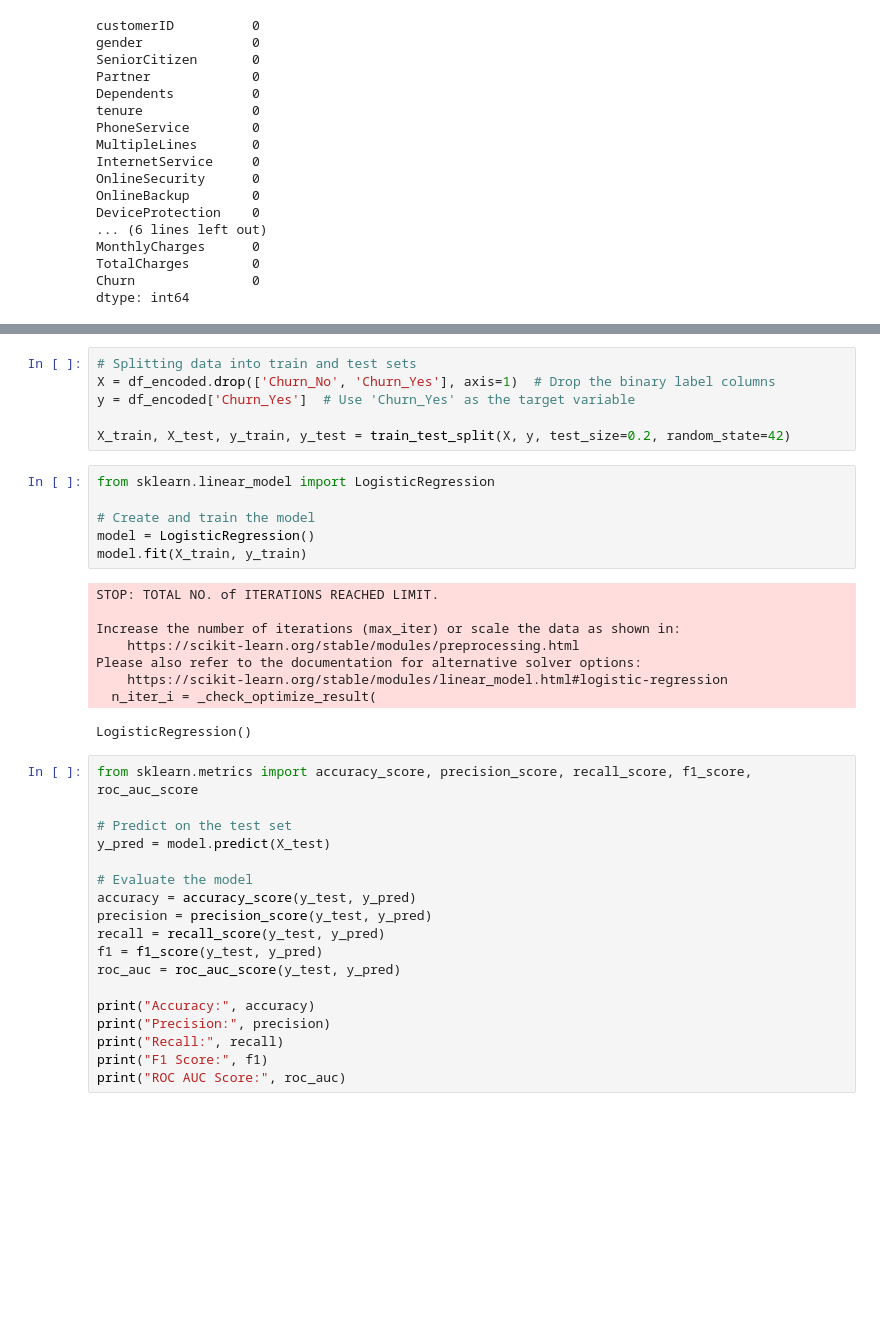
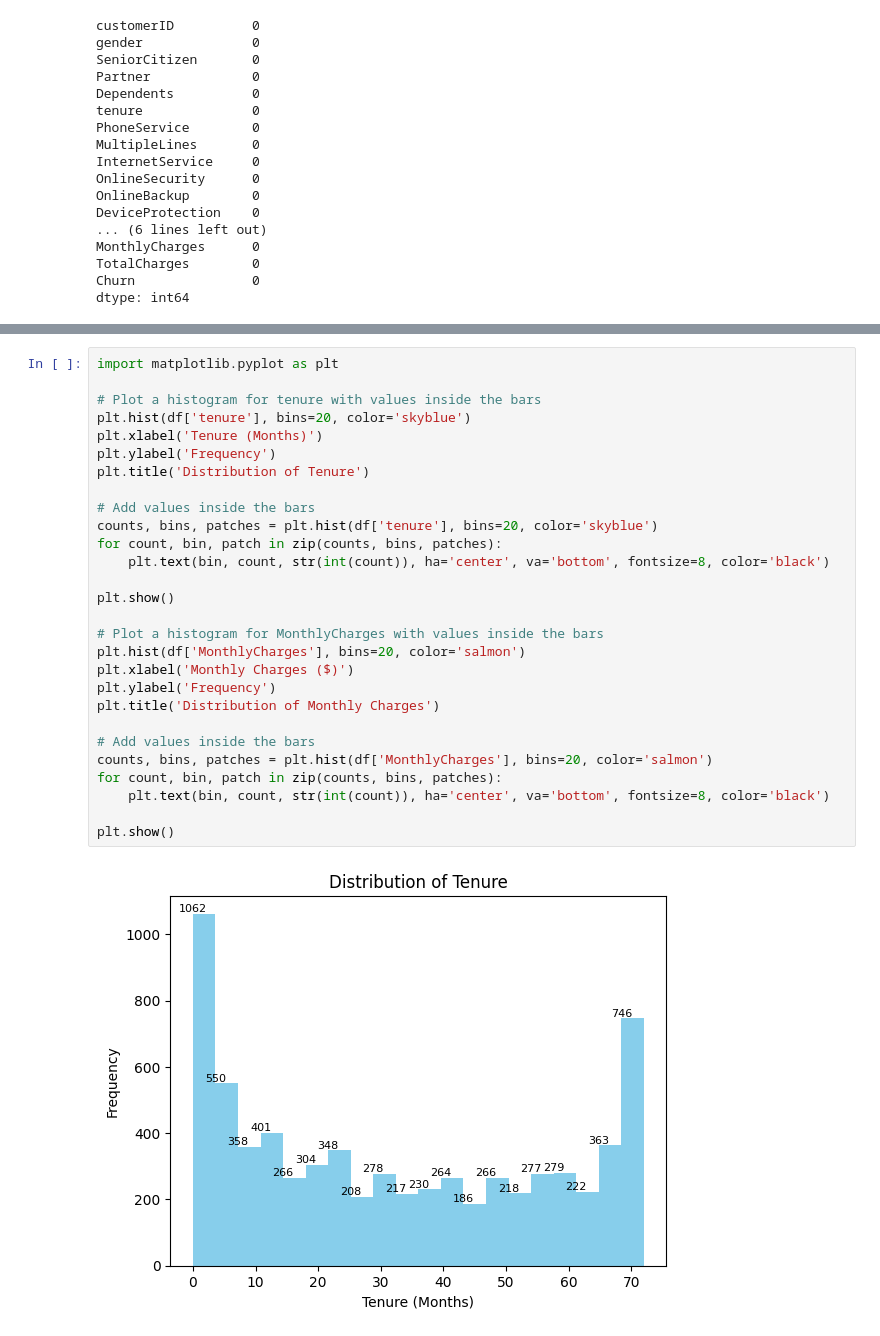
Before and after one commit to fernando08ps/mentorship_t_f, a Jupyter notebook: Telco_test_churn.ipynb, the cells around one changed output, grey strips where cells are left out. Cells and saved outputs as stored; diff of their text form; blank space fills up the shorter version.

```diff
--- a/Telco_test_churn.ipynb
+++ b/Telco_test_churn.ipynb
@@ -138,39 +87,30 @@ Index(['SeniorCitizen', 'tenure', 'MonthlyCharges', 'customerID_0002-ORFBO',
-# %%
-# Splitting data into train and test sets
-X = df_encoded.drop(['Churn_No', 'Churn_Yes'], axis=1)  # Drop the binary label columns
-y = df_encoded['Churn_Yes']  # Use 'Churn_Yes' as the target variable
-
-X_train, X_test, y_train, y_test = train_test_split(X, y, test_size=0.2, random_state=42)
-# %%
-from sklearn.linear_model import LogisticRegression
-
-# Create and train the model
-model = LogisticRegression()
-model.fit(X_train, y_train)
-# %% [output]
-STOP: TOTAL NO. of ITERATIONS REACHED LIMIT.
-
-Increase the number of iterations (max_iter) or scale the data as shown in:
-    https://scikit-learn.org/stable/modules/preprocessing.html
-Please also refer to the documentation for alternative solver options:
-    https://scikit-learn.org/stable/modules/linear_model.html#logistic-regression
-  n_iter_i = _check_optimize_result(
-LogisticRegression()
-# %%
-from sklearn.metrics import accuracy_score, precision_score, recall_score, f1_score, roc_auc_score
-
-# Predict on the test set
-y_pred = model.predict(X_test)
-
-# Evaluate the model
-accuracy = accuracy_score(y_test, y_pred)
-precision = precision_score(y_test, y_pred)
-recall = recall_score(y_test, y_pred)
-f1 = f1_score(y_test, y_pred)
-roc_auc = roc_auc_score(y_test, y_pred)
-
-print("Accuracy:", accuracy)
-print("Precision:", precision)
-print("Recall:", recall)
-print("F1 Score:", f1)
-print("ROC AUC Score:", roc_auc)
+# %%
+import matplotlib.pyplot as plt
+
+# Plot a histogram for tenure with values inside the bars
+plt.hist(df['tenure'], bins=20, color='skyblue')
+plt.xlabel('Tenure (Months)')
+plt.ylabel('Frequency')
+plt.title('Distribution of Tenure')
+
+# Add values inside the bars
+counts, bins, patches = plt.hist(df['tenure'], bins=20, color='skyblue')
+for count, bin, patch in zip(counts, bins, patches):
+    plt.text(bin, count, str(int(count)), ha='center', va='bottom', fontsize=8, color='black')
+
+plt.show()
+
+# Plot a histogram for MonthlyCharges with values inside the bars
+plt.hist(df['MonthlyCharges'], bins=20, color='salmon')
+plt.xlabel('Monthly Charges ($)')
+plt.ylabel('Frequency')
+plt.title('Distribution of Monthly Charges')
+
+# Add values inside the bars
+counts, bins, patches = plt.hist(df['MonthlyCharges'], bins=20, color='salmon')
+for count, bin, patch in zip(counts, bins, patches):
+    plt.text(bin, count, str(int(count)), ha='center', va='bottom', fontsize=8, color='black')
+
+plt.show()
+# %% [output]
+[figure, added]
```
Also changed, not shown: parts of 16 cells of this notebook.
